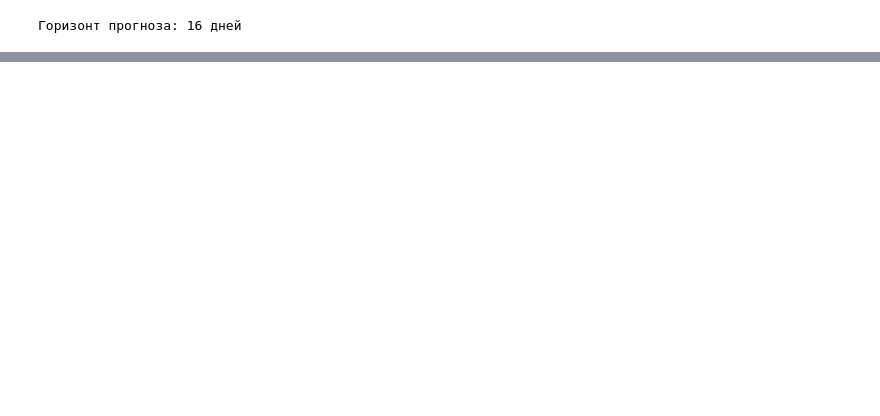
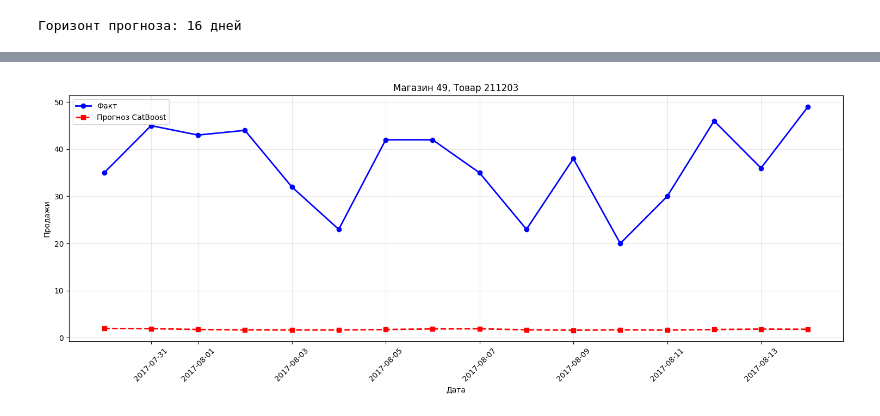
Before and after one commit to Aleksekek/TimeSeriesFinalProject_HSE, a Jupyter notebook: notebooks/bonus_ml_hc.ipynb, the cells around one changed output, grey strips where cells are left out. Drawn from its saved outputs; the diff is of its cells as text; code cells hidden in the pictures; blank space fills up the shorter version.

```diff
--- a/notebooks/bonus_ml_hc.ipynb
+++ b/notebooks/bonus_ml_hc.ipynb
@@ -319,12 +388,11 @@ forecasts = predict_catboost_aggregated(
 # Дизагрегируем прогнозы
 start_time = time.time()
 
-val_pairs = list(val_data.groupby(['store_nbr', 'item_nbr']).groups.keys())
+val_pairs = list(val_data.groupby(["store_nbr", "item_nbr"]).groups.keys())
 print(f"Всего уникальных пар в валидации: {len(val_pairs)}")
 
 val_predictions = hier_forecaster.disaggregate_to_store_item(
-    forecasts=forecasts,
-    test_pairs=val_pairs
+    forecasts=forecasts, test_pairs=val_pairs
 )
 
 elapsed = time.time() - start_time
@@ -351,12 +419,12 @@ print(f"Получено прогнозов: {len(val_predictions)}")
 Получено прогнозов: 2538176
 # %%
 val_with_pred = val_data.merge(
-    val_predictions[['store_nbr', 'item_nbr', 'date', 'predicted']],
-    on=['store_nbr', 'item_nbr', 'date'],
-    how='left'
+    val_predictions[["store_nbr", "item_nbr", "date", "predicted"]],
+    on=["store_nbr", "item_nbr", "date"],
+    how="left",
 )
 
-missing_pred = val_with_pred['predicted'].isna().sum()
+missing_pred = val_with_pred["predicted"].isna().sum()
 if missing_pred > 0:
     print(f"Предупреждение: {missing_pred} записей без прогноза")
-    val_with_pred['predicted'] = val_with_pred['predicted'].fillna(0)
+    val_with_pred["predicted"] = val_with_pred["predicted"].fillna(0)
@@ -413,21 +501,37 @@ for family, error in family_errors.items():
 # %%
 # Выберем случайную пару для визуализации
-example_store = 3
-example_item = 103665
+example_store = 49
+example_item = 211203
 example_data = val_with_pred[
-    (val_with_pred['store_nbr'] == example_store) &
-    (val_with_pred['item_nbr'] == example_item)
-].sort_values('date')
+    (val_with_pred["store_nbr"] == example_store)
+    & (val_with_pred["item_nbr"] == example_item)
+].sort_values("date")
 
 if len(example_data) > 0:
     plt.figure(figsize=(15, 6))
-    plt.plot(example_data['date'], example_data['unit_sales'], 'b-', label='Факт', linewidth=2, marker='o')
-    plt.plot(example_data['date'], example_data['predicted'], 'r--', label='Прогноз CatBoost', linewidth=2, marker='s')
-    plt.title(f'Магазин {example_store}, Товар {example_item}')
-    plt.xlabel('Дата')
-    plt.ylabel('Продажи')
+    plt.plot(
+        example_data["date"],
+        example_data["unit_sales"],
+        "b-",
+        label="Факт",
+        linewidth=2,
+        marker="o",
+    )
+    plt.plot(
+        example_data["date"],
+        example_data["predicted"],
+        "r--",
+        label="Прогноз CatBoost",
+        linewidth=2,
+        marker="s",
+    )
+    plt.title(f"Магазин {example_store}, Товар {example_item}")
+    plt.xlabel("Дата")
+    plt.ylabel("Продажи")
     plt.legend()
     plt.grid(True, alpha=0.3)
     plt.xticks(rotation=45)
     plt.tight_layout()
     plt.show()
+# %% [output]
+[figure, added]
```
Also changed, not shown: parts of 26 cells of this notebook, 1 other file.
